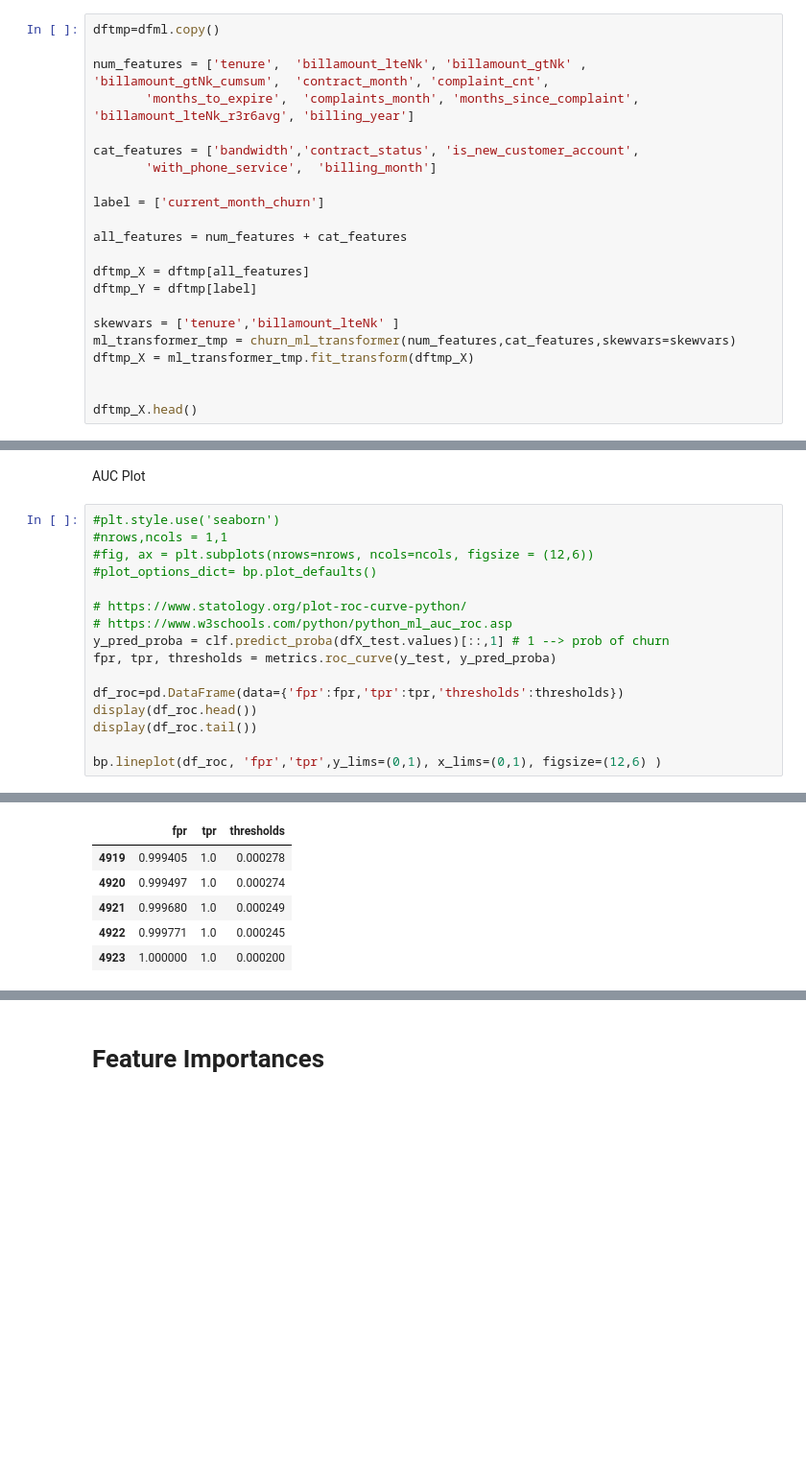
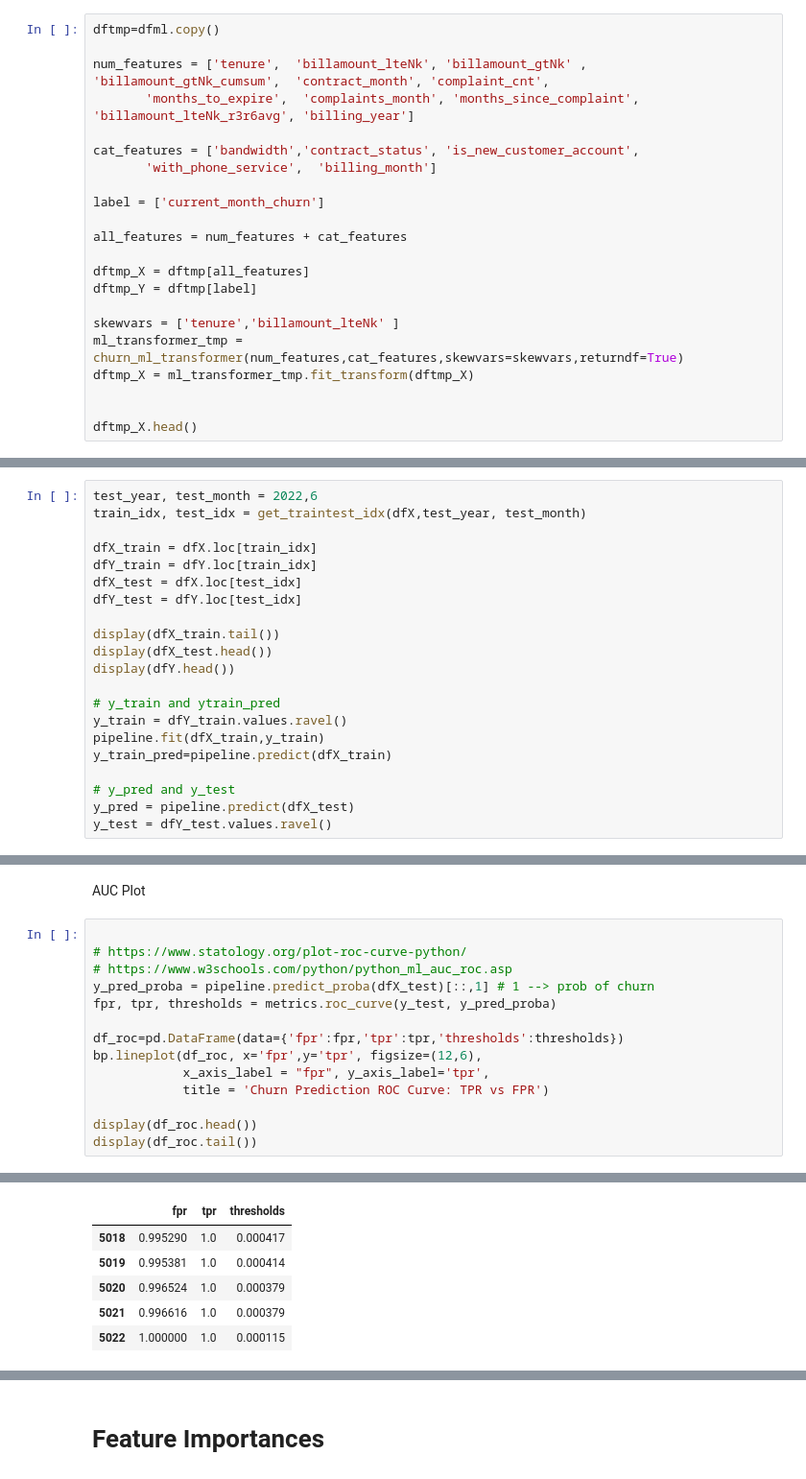
Before and after one commit to Aljgutier/churn_analytics, a Jupyter notebook: churn_prediction_broadband.ipynb, the cells around one changed output, grey strips where cells are left out. Shown at 96% size. Cells and saved outputs as stored; diff of their text form; blank space fills up the shorter version.

```diff
--- a/churn_prediction_broadband.ipynb
+++ b/churn_prediction_broadband.ipynb
@@ -1213,7 +1231,7 @@ dftmp_X = dftmp[all_features]
 dftmp_Y = dftmp[label]
 
 skewvars = ['tenure','billamount_lteNk' ]
-ml_transformer_tmp = churn_ml_transformer(num_features,cat_features,skewvars=skewvars)
+ml_transformer_tmp = churn_ml_transformer(num_features,cat_features,skewvars=skewvars,returndf=True)
 dftmp_X = ml_transformer_tmp.fit_transform(dftmp_X)
 
 
@@ -1487,0 +1498,21 @@ from sklearn.metrics import accuracy_score, roc_auc_score, confusion_matrix
+# %%
+test_year, test_month = 2022,6
+train_idx, test_idx = get_traintest_idx(dfX,test_year, test_month)
+
+dfX_train = dfX.loc[train_idx]
+dfY_train = dfY.loc[train_idx]
+dfX_test = dfX.loc[test_idx]
+dfY_test = dfY.loc[test_idx]
+
+display(dfX_train.tail())
+display(dfX_test.head())
+display(dfY.head())
+
+# y_train and ytrain_pred
+y_train = dfY_train.values.ravel()
+pipeline.fit(dfX_train,y_train)
+y_train_pred=pipeline.predict(dfX_train)
+
+# y_pred and y_test
+y_pred = pipeline.predict(dfX_test)
+y_test = dfY_test.values.ravel()
@@ -1541,19 +1591,17 @@ dftmp.head()
 # %% [markdown]
 AUC Plot
 # %%
-#plt.style.use('seaborn')
-#nrows,ncols = 1,1
-#fig, ax = plt.subplots(nrows=nrows, ncols=ncols, figsize = (12,6))
-#plot_options_dict= bp.plot_defaults()
 
 # https://www.statology.org/plot-roc-curve-python/
 # https://www.w3schools.com/python/python_ml_auc_roc.asp
-y_pred_proba = clf.predict_proba(dfX_test.values)[::,1] # 1 --> prob of churn
+y_pred_proba = pipeline.predict_proba(dfX_test)[::,1] # 1 --> prob of churn
 fpr, tpr, thresholds = metrics.roc_curve(y_test, y_pred_proba)
 
 df_roc=pd.DataFrame(data={'fpr':fpr,'tpr':tpr,'thresholds':thresholds})
+bp.lineplot(df_roc, x='fpr',y='tpr', figsize=(12,6),
+            x_axis_label = "fpr", y_axis_label='tpr',
+            title = 'Churn Prediction ROC Curve: TPR vs FPR')
+
 display(df_roc.head())
 display(df_roc.tail())
-
-bp.lineplot(df_roc, 'fpr','tpr',y_lims=(0,1), x_lims=(0,1), figsize=(12,6) )
 # %% [output]
@@ -1566,6 +1615,6 @@ bp.lineplot(df_roc, 'fpr','tpr',y_lims=(0,1), x_lims=(0,1), figsize=(12,6) )
 |  | fpr | tpr | thresholds |
-| 4919 | 0.999405 | 1.0 | 0.000278 |
-| 4920 | 0.999497 | 1.0 | 0.000274 |
-| 4921 | 0.999680 | 1.0 | 0.000249 |
-| 4922 | 0.999771 | 1.0 | 0.000245 |
-| 4923 | 1.000000 | 1.0 | 0.000200 |
+| 5018 | 0.995290 | 1.0 | 0.000417 |
+| 5019 | 0.995381 | 1.0 | 0.000414 |
+| 5020 | 0.996524 | 1.0 | 0.000379 |
+| 5021 | 0.996616 | 1.0 | 0.000379 |
+| 5022 | 1.000000 | 1.0 | 0.000115 |
```
Also changed, not shown: parts of 53 cells of this notebook, 1 other file.
